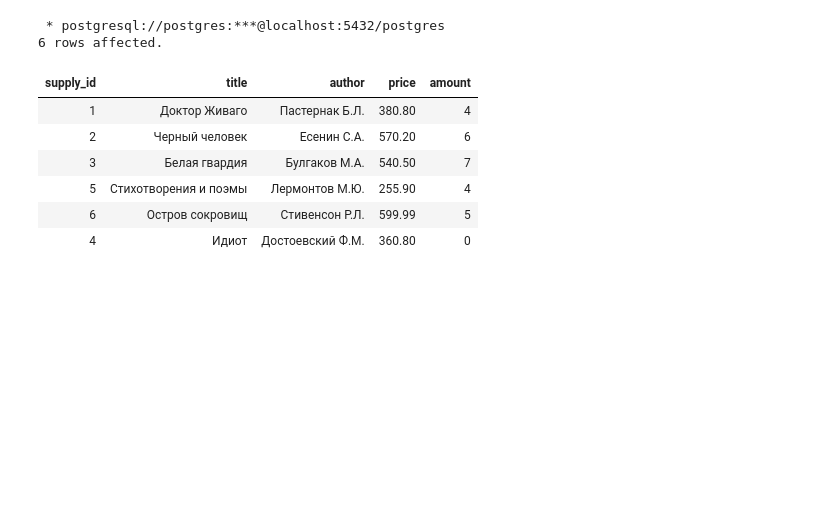
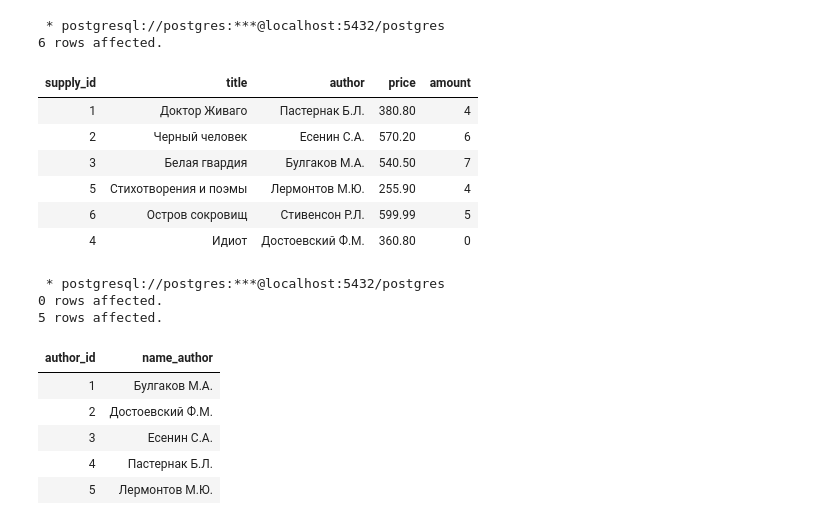
Before and after one commit to letrepas/Interactive-SQL-Simulator, a Jupyter notebook: SQL.ipynb, the cells around one changed output. Drawn from its saved outputs; the diff is of its cells as text; code cells hidden in the pictures; blank space fills up the shorter version.

```diff
--- a/SQL.ipynb
+++ b/SQL.ipynb
@@ -2193,3 +2193,25 @@ SELECT * FROM stepik.supply
 | 5 | Стихотворения и поэмы | Лермонтов М.Ю. | 255.90 | 4 |
 | 6 | Остров сокровищ | Стивенсон Р.Л. | 599.99 | 5 |
 | 4 | Идиот | Достоевский Ф.М. | 360.80 | 0 |
+# %%
+%%sql
+INSERT INTO
+    stepik.author (name_author)
+SELECT
+    s.author
+FROM stepik.author a
+    RIGHT JOIN stepik.supply s
+        ON a.name_author = s.author
+WHERE a.name_author IS NULL;
+
+SELECT * FROM stepik.author;
+# %% [output]
+ * postgresql://postgres:***@localhost:5432/postgres
+0 rows affected.
+5 rows affected.
+| author_id | name_author |
+| 1 | Булгаков М.А. |
+| 2 | Достоевский Ф.М. |
+| 3 | Есенин С.А. |
+| 4 | Пастернак Б.Л. |
+| 5 | Лермонтов М.Ю. |
```
Also changed, not shown: parts of 2 cells of this notebook.
